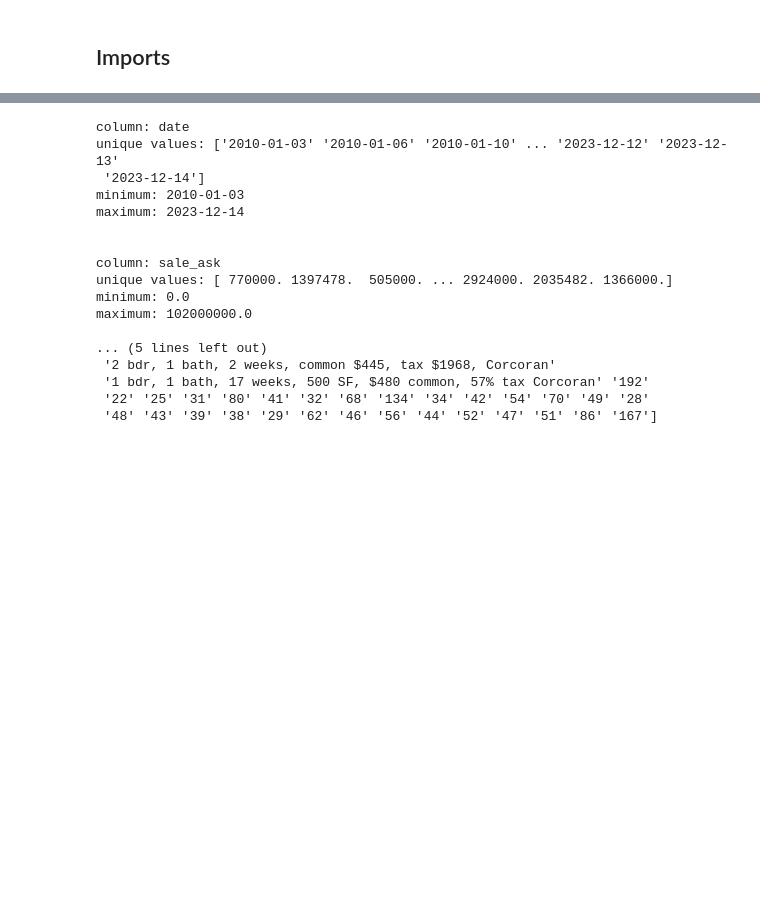
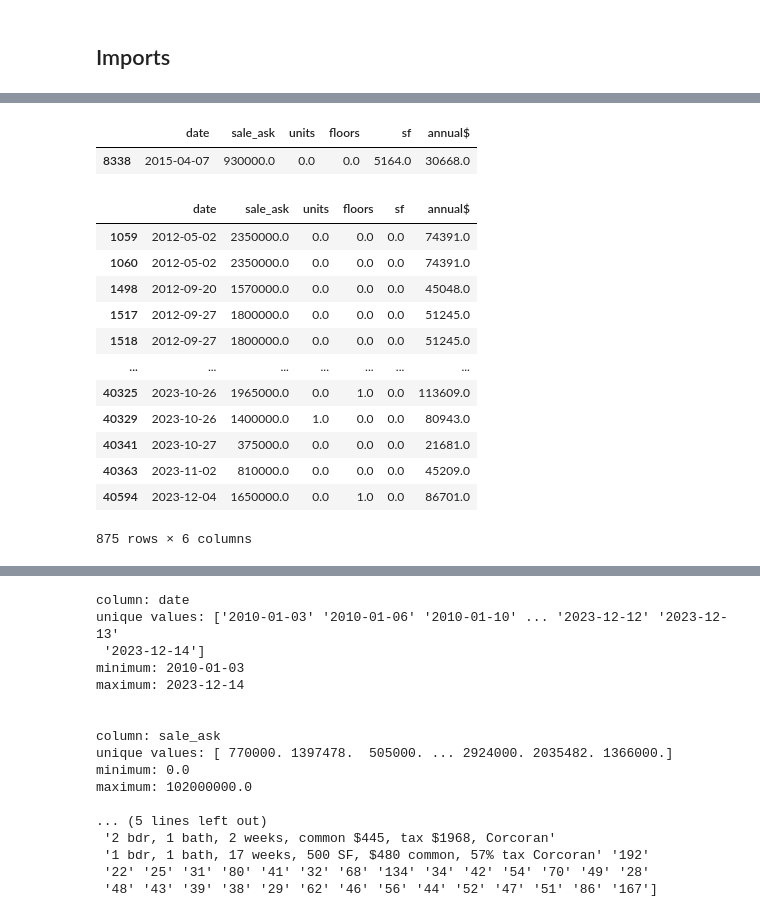
Before and after one commit to sralter/dean_property_consulting_2024, a Jupyter notebook: housing_time_series.ipynb, the cells around one changed output, grey strips where cells are left out. Saved outputs shown, nothing was run; the diff lists cells and outputs as text; code cells hidden in the pictures; blank space fills up the shorter version.

```diff
--- a/housing_time_series.ipynb
+++ b/housing_time_series.ipynb
@@ -9,3 +18,24 @@ import matplotlib.pyplot as plt
+# %%
+df[df['sf'] == 5164.00]
+# %% [output]
+|  | date | sale_ask | units | floors | sf | annual$ |
+| 8338 | 2015-04-07 | 930000.0 | 0.0 | 0.0 | 5164.0 | 30668.0 |
+# %%
+df[df['sf'] == 0.]
+# %% [output]
+|  | date | sale_ask | units | floors | sf | annual$ |
+| 1059 | 2012-05-02 | 2350000.0 | 0.0 | 0.0 | 0.0 | 74391.0 |
+| 1060 | 2012-05-02 | 2350000.0 | 0.0 | 0.0 | 0.0 | 74391.0 |
+| 1498 | 2012-09-20 | 1570000.0 | 0.0 | 0.0 | 0.0 | 45048.0 |
+| 1517 | 2012-09-27 | 1800000.0 | 0.0 | 0.0 | 0.0 | 51245.0 |
+| 1518 | 2012-09-27 | 1800000.0 | 0.0 | 0.0 | 0.0 | 51245.0 |
+| ... | ... | ... | ... | ... | ... | ... |
+| 40325 | 2023-10-26 | 1965000.0 | 0.0 | 1.0 | 0.0 | 113609.0 |
+| 40329 | 2023-10-26 | 1400000.0 | 1.0 | 0.0 | 0.0 | 80943.0 |
+| 40341 | 2023-10-27 | 375000.0 | 0.0 | 0.0 | 0.0 | 21681.0 |
+| 40363 | 2023-11-02 | 810000.0 | 0.0 | 0.0 | 0.0 | 45209.0 |
+| 40594 | 2023-12-04 | 1650000.0 | 0.0 | 1.0 | 0.0 | 86701.0 |
+875 rows × 6 columns
 # %%
 # load dataset
 df = pd.read_csv('../data/df_lownull.csv', parse_dates=True)
```
Also changed, not shown: parts of 13 cells of this notebook.
